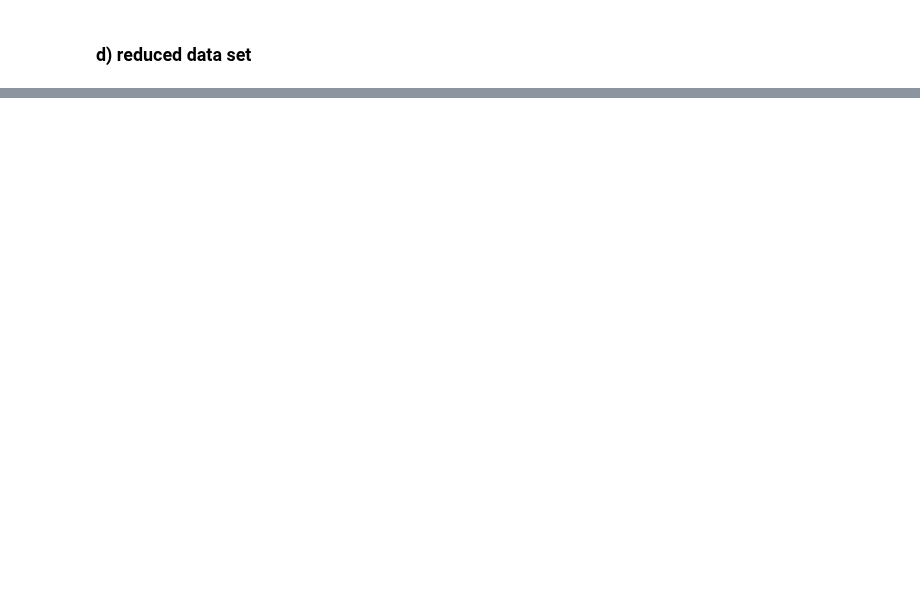
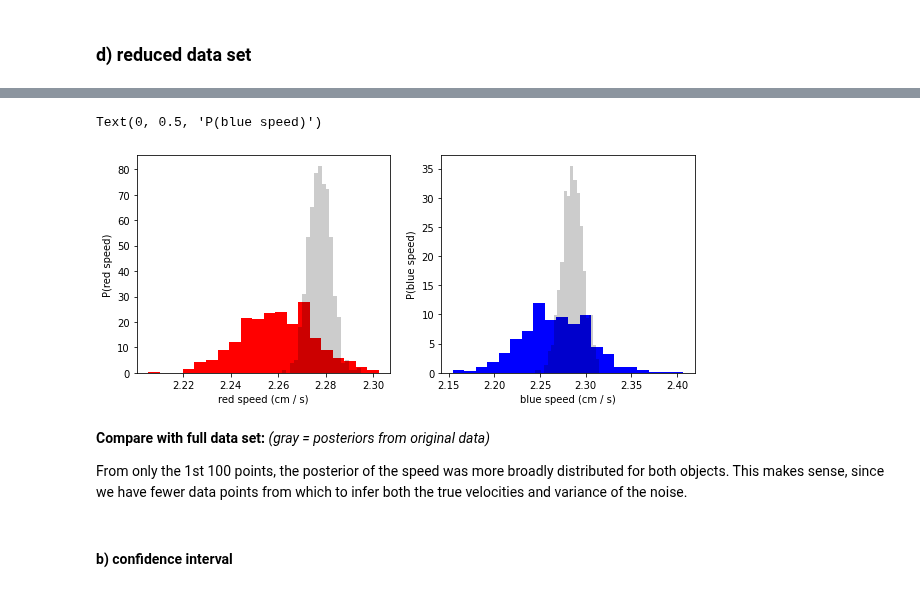
Before and after one commit to zbalewski/python-ay250-homework, a Jupyter notebook: hw_8/hw_8_notebook.ipynb, the cells around one changed output, grey strips where cells are left out. Cells and saved outputs as stored; diff of their text form; code cells hidden in the pictures; blank space fills up the shorter version.

```diff
--- a/hw_8/hw_8_notebook.ipynb
+++ b/hw_8/hw_8_notebook.ipynb
@@ -533,0 +610,29 @@ I tried another version where I assumed the observation noise was always the sam
+# %%
+# show posteriors for speed
+fig = plt.figure(figsize=(10, 4))
+
+ax_r = fig.add_subplot(1, 2, 1)
+red_speed_mini = np.sqrt(V_red_x ** 2 + V_red_y ** 2) * 1000
+ax_r.hist(red_speed_mini, color="r", density=True, bins=20)
+ax_r.hist(red_speed, color="k", alpha=0.2, density=True, bins=20)
+
+ax_r.set_xlabel("red speed (cm / s)")
+ax_r.set_ylabel("P(red speed)")
+
+ax_b = fig.add_subplot(1, 2, 2)
+blue_speed_mini = np.sqrt(V_blue_x ** 2 + V_blue_y ** 2) * 1000
+ax_b.hist(blue_speed_mini, color="b", density=True, bins=20)
+ax_b.hist(blue_speed, color="k", alpha=0.2, density=True, bins=20)
+
+ax_b.set_xlabel("blue speed (cm / s)")
+ax_b.set_ylabel("P(blue speed)")
+# %% [output]
+Text(0, 0.5, 'P(blue speed)')
+[figure, added]
+# %% [markdown]
+**Compare with full data set:**
+*(gray = posteriors from original data)*
+
+From only the 1st 100 points, the posterior of the speed was more broadly distributed for both objects. This makes sense, since we have fewer data points from which to infer both the true velocities and variance of the noise.
+# %% [markdown]
+#### b) confidence interval
```
Also changed, not shown: parts of 25 cells of this notebook.
